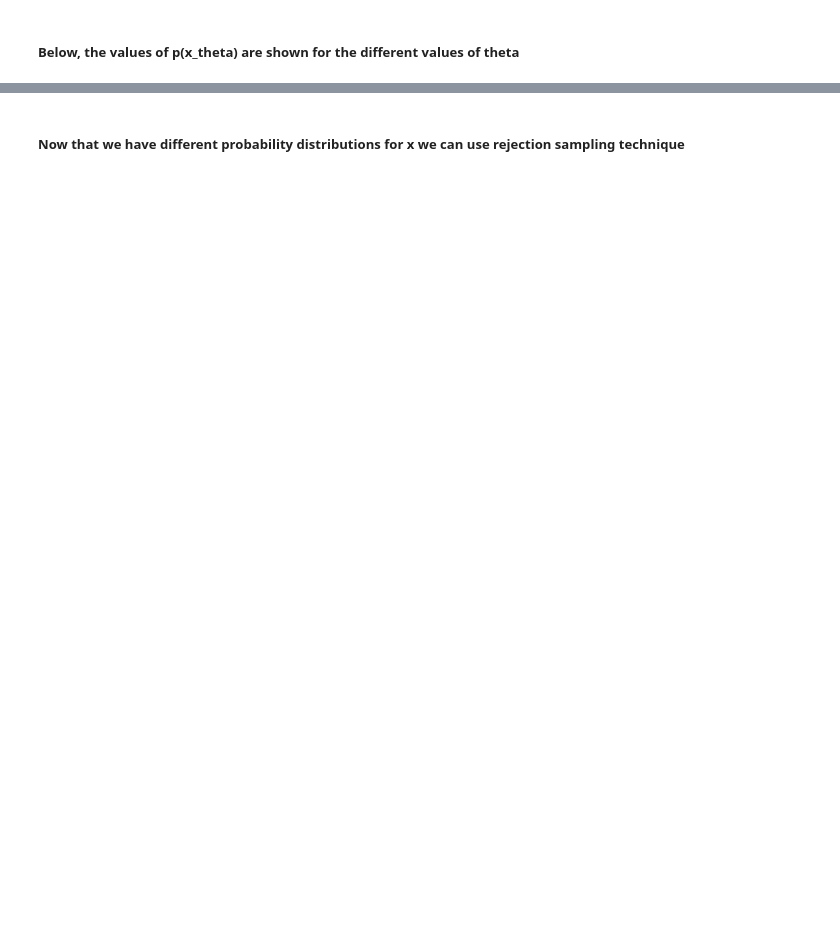
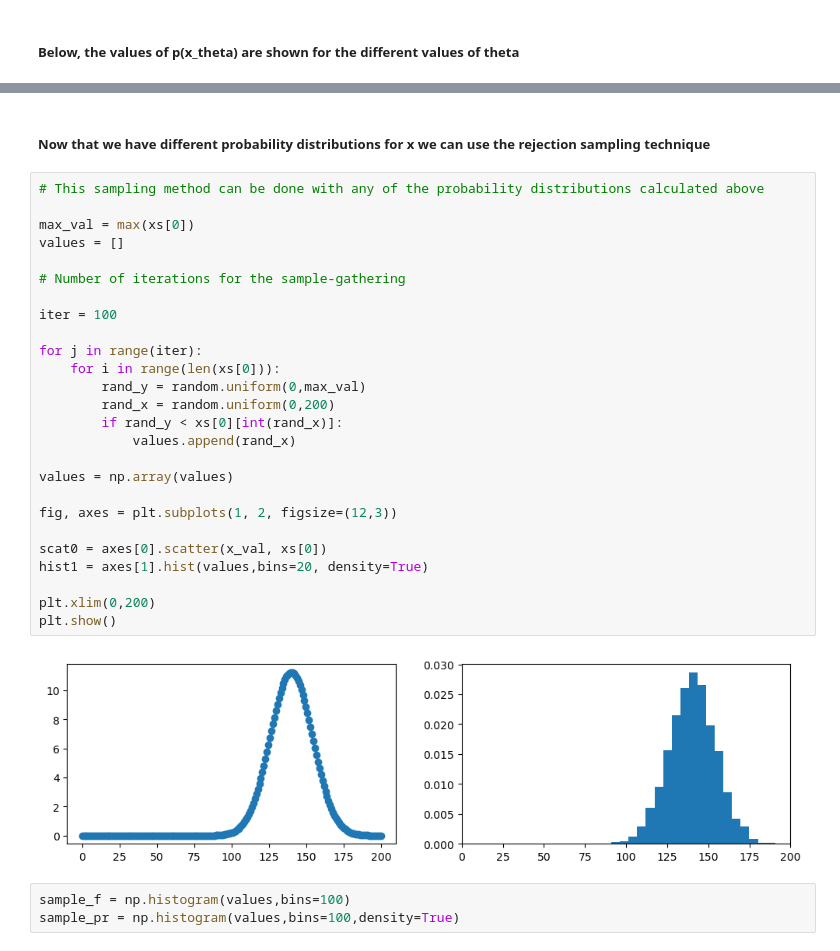
Before and after one commit to Rasmus9023/Homodyne-Tomography, a Jupyter notebook: prob_theta.ipynb, the cells around one changed output, grey strips where cells are left out. Saved outputs shown, nothing was run; the diff lists cells and outputs as text; blank space fills up the shorter version.

```diff
--- a/prob_theta.ipynb
+++ b/prob_theta.ipynb
@@ -127,2 +123,33 @@ plt.show()
 # %% [markdown]
-##### Now that we have different probability distributions for x we can use rejection sampling technique
+##### Now that we have different probability distributions for x we can use the rejection sampling technique
+# %%
+# This sampling method can be done with any of the probability distributions calculated above
+
+max_val = max(xs[0])
+values = []
+
+# Number of iterations for the sample-gathering
+
+iter = 100
+
+for j in range(iter):
+    for i in range(len(xs[0])):
+        rand_y = random.uniform(0,max_val)
+        rand_x = random.uniform(0,200)
+        if rand_y < xs[0][int(rand_x)]:
+            values.append(rand_x)
+
+values = np.array(values)
+
+fig, axes = plt.subplots(1, 2, figsize=(12,3))
+
+scat0 = axes[0].scatter(x_val, xs[0])
+hist1 = axes[1].hist(values,bins=20, density=True)
+
+plt.xlim(0,200)
+plt.show()
+# %% [output]
+[figure, added]
+# %%
+sample_f = np.histogram(values,bins=100)
+sample_pr = np.histogram(values,bins=100,density=True)
```
Also changed, not shown: parts of 6 cells of this notebook.
